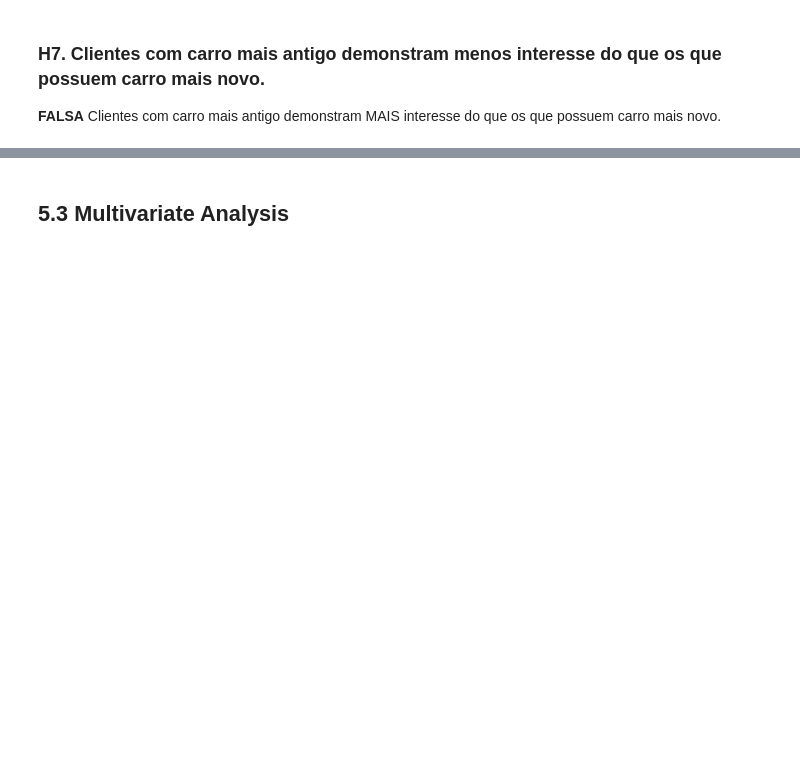
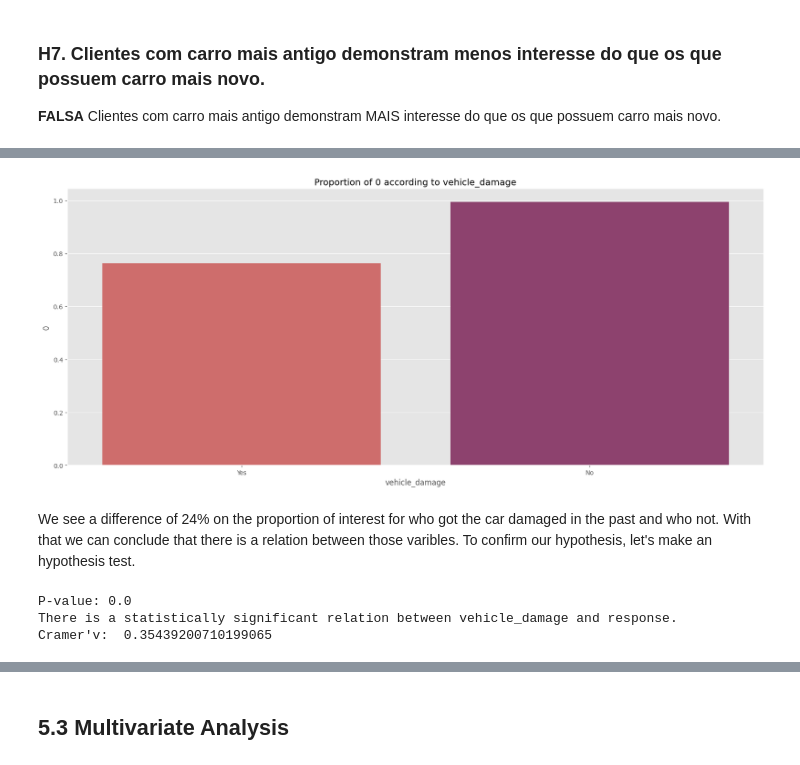
Before and after one commit to AllanCasado/health-insurance-cross-sell, a Jupyter notebook: notebooks/health_insurance_cross_sell.ipynb, the cells around one changed output, grey strips where cells are left out. Cells and saved outputs as stored; diff of their text form; code cells hidden in the pictures; blank space fills up the shorter version.

Commit message:
hypothesis 8 done

```diff
--- a/notebooks/health_insurance_cross_sell.ipynb
+++ b/notebooks/health_insurance_cross_sell.ipynb
@@ -834,0 +843,20 @@ Cramer'v:  0.22193713044970043
+# %%
+plot_proportion_by_category(grouped_vehicle_damaged, 'vehicle_damage', 0)
+# %% [output]
+[figure, added]
+# %% [markdown]
+We see a difference of 24% on the proportion of interest for who got the car damaged in the past and who not. With that we can conclude that there is a relation between those varibles. To confirm our hypothesis, let's make an hypothesis test.
+# %%
+stat, p, dof, expected = chi2(df3, 'vehicle_damage', 'response')
+
+print(f'P-value: {p}')
+if p < 0.05:
+    print('There is a statistically significant relation between vehicle_damage and response.')
+else:
+    print('There is no statistically significant relation between vehicle_damage and response.')
+
+print("Cramer'v: ", cramer_v(df3, 'vehicle_damage', 'response'))
+# %% [output]
+P-value: 0.0
+There is a statistically significant relation between vehicle_damage and response.
+Cramer'v:  0.35439200710199065
```
Also changed, not shown: parts of 19 cells of this notebook.
